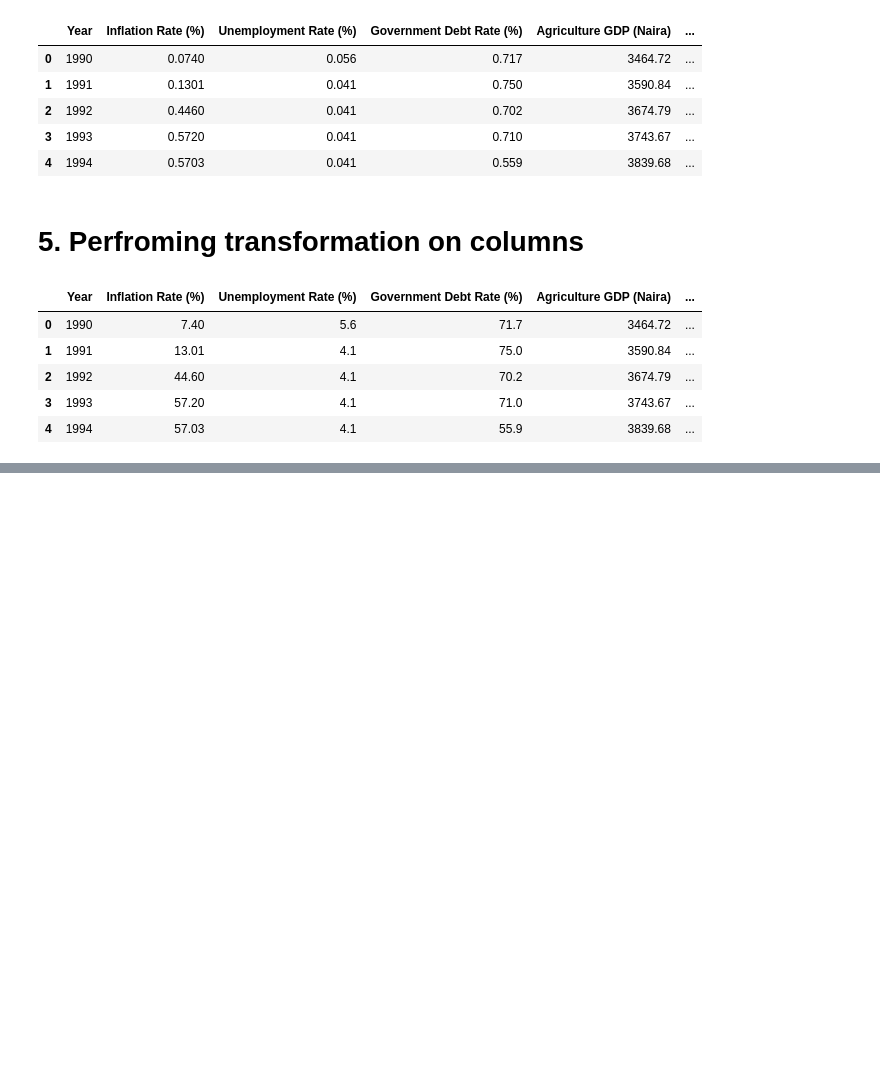
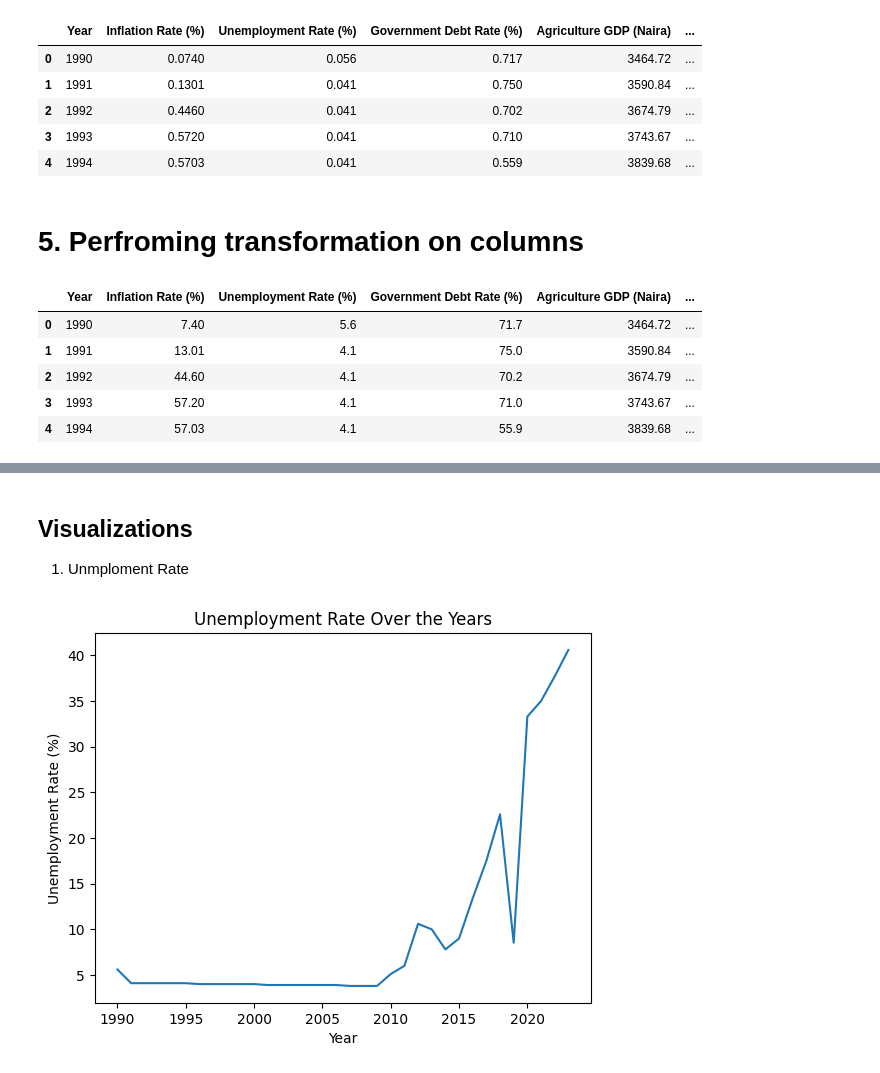
Before and after one commit to Owino-Paul/Learn_Git, a Jupyter notebook: Nigeria_Economy_kpis_1990_2023_Pandas_Practice.ipynb, the cells around one changed output, grey strips where cells are left out. Saved outputs shown, nothing was run; the diff lists cells and outputs as text; code cells hidden in the pictures; blank space fills up the shorter version.

```diff
--- a/Nigeria_Economy_kpis_1990_2023_Pandas_Practice.ipynb
+++ b/Nigeria_Economy_kpis_1990_2023_Pandas_Practice.ipynb
@@ -109,0 +272,3 @@ df.head()
+# %% [markdown]
+## Visualizations
+1. Unmploment Rate
@@ -109,0 +279,8 @@ df.head()
+# %%
+# Visualize to see unemployment over the years
+plt.xlabel('Year')
+plt.ylabel('Unemployment Rate (%)')
+plt.title('Unemployment Rate Over the Years')
+df.groupby('Year')['Unemployment Rate (%)'].mean().plot();
+# %% [output]
+[figure, added]
```
Also changed, not shown: parts of 25 cells of this notebook.
